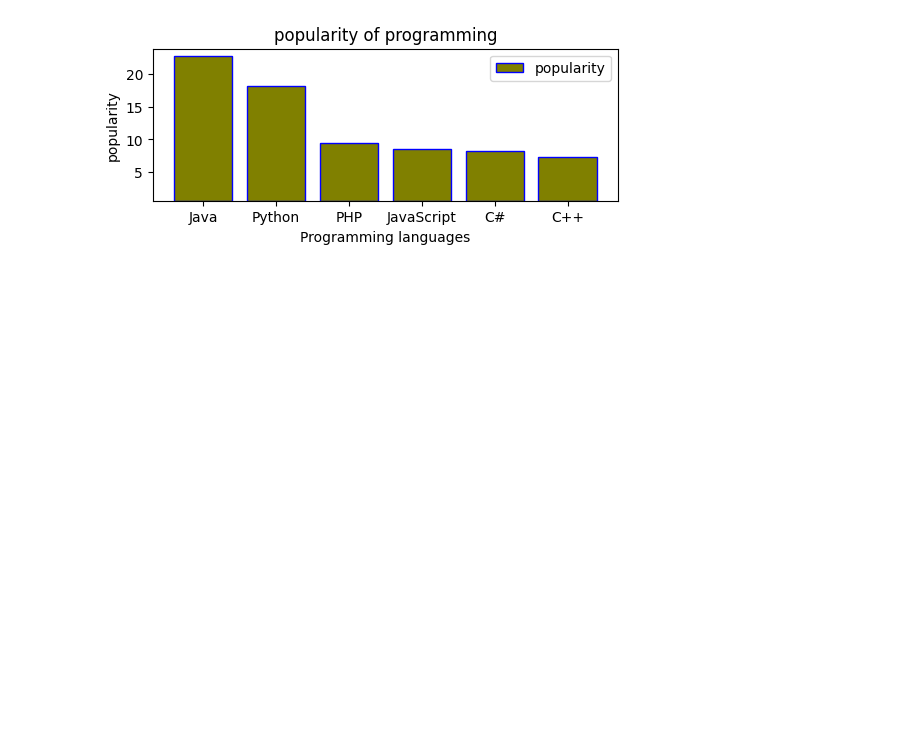
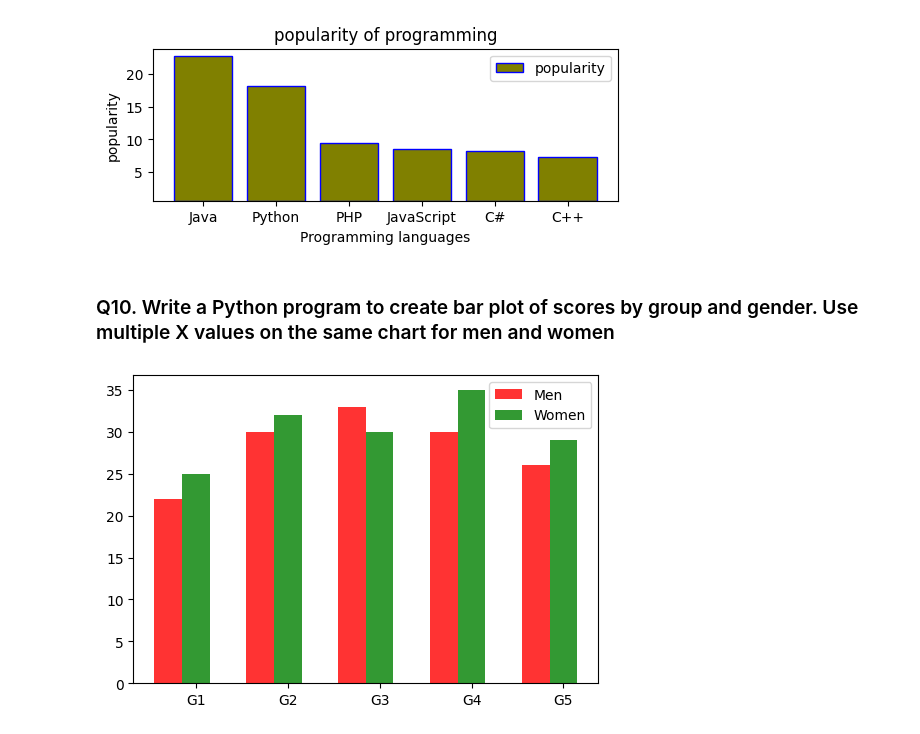
Before and after one commit to Ankitha8105/Python_Libraries, a Jupyter notebook: Matplotlib/bargraph.ipynb, the cells around one changed output. Cells and saved outputs as stored; diff of their text form; code cells hidden in the pictures; blank space fills up the shorter version.

Commit message:
[Ankitha] Modified:Python programming to create bar plot of scores by group and gender. Use multiple X values on the same chart for men and women

```diff
--- a/Matplotlib/bargraph.ipynb
+++ b/Matplotlib/bargraph.ipynb
@@ -337,7 +337,7 @@ log = logger.logger_init('Q9')
 def bottom_margin_barchart(languages,popularity):
     """
     Description :
-        This function is used to o display a bar chart of the popularity of programming
+        This function is used to display a bar chart of the popularity of programming
         Languages.Increase bottom margin.
     Parameters :
         languages = List of programming languages
@@ -367,3 +367,43 @@ if __name__ == "__main__":
     main()
 # %% [output]
 [figure]
+# %% [markdown]
+### Q10. Write a Python program to create bar plot of scores by group and gender. Use multiple X values on the same chart for men and women
+# %%
+log = logger.logger_init('Q10')
+
+
+def men_women_chart(men_score,women_score,n_grp):
+    """
+    Description :
+        This function is used to create bar plot of scores by group and gender. Use multiple X
+        values on the same chart for men and women.
+    Parameters :
+        men_score = tuple of men score
+        women_score = tuple if women score
+        n_grp = number of groups
+    Return :
+        It returns bar plots on the same chart for men and women.
+    """
+    plt.figure(figsize=(6,4))
+    index = np.arange(n_grp)
+    bar_width = 0.3
+    plt.bar(index,men_score,color='red',alpha=0.8,label="Men",width=bar_width)
+    plt.bar(index+bar_width,women_score,color="green",alpha=0.8,label="Women",width=bar_width)
+
+    plt.xticks(index + bar_width, ('G1', 'G2', 'G3', 'G4', 'G5'))
+    plt.legend()
+    plt.show()
+
+
+def main():
+    n_groups = 5
+    men_means = (22, 30, 33, 30, 26)
+    women_means = (25, 32, 30, 35, 29)
+    men_women_chart(men_means,women_means,n_groups)
+
+
+if __name__ == "__main__":
+    main()
+# %% [output]
+[figure, added]
```
